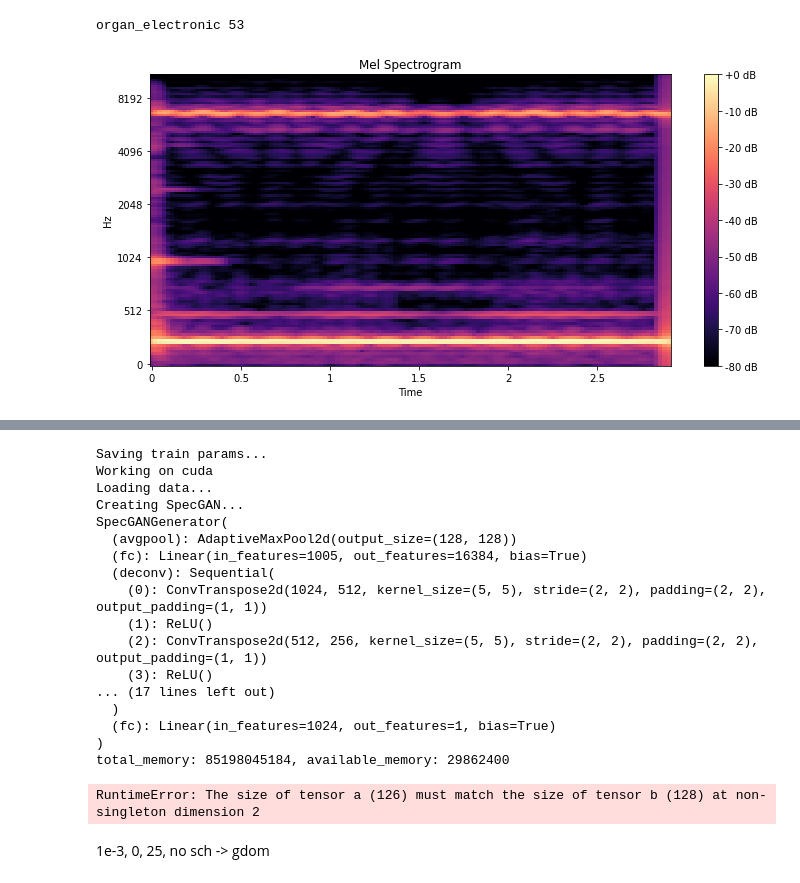
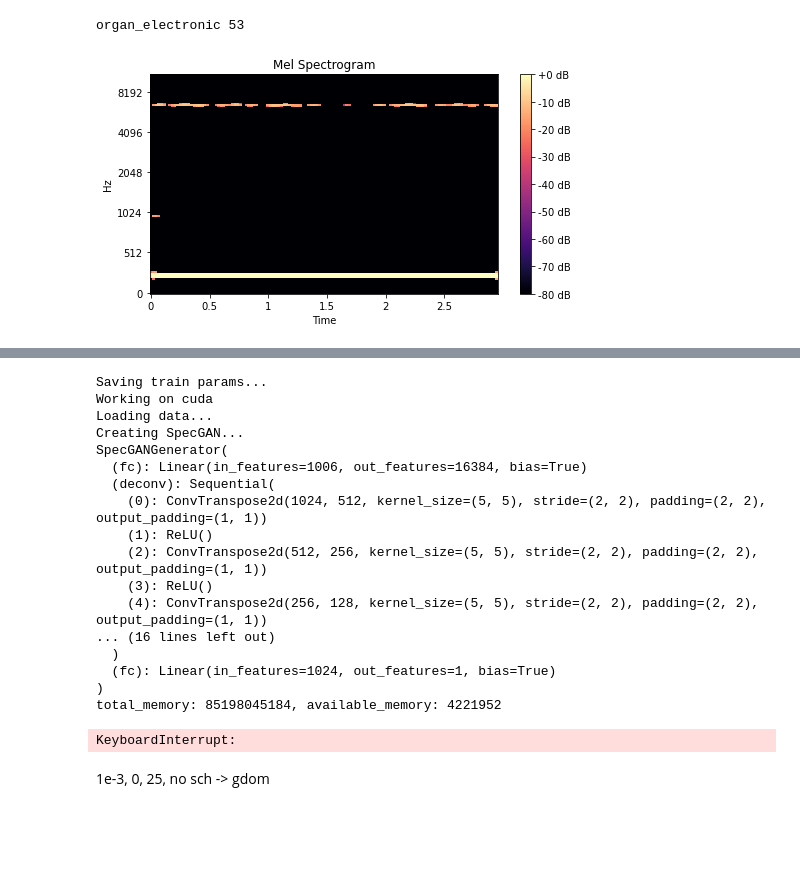
Before and after one commit to ElisaTroschka/GANs-Conditional-Audio-Synthesis, a Jupyter notebook: specgan_run.ipynb, the cells around one changed output, grey strips where cells are left out. Drawn from its saved outputs; the diff is of its cells as text; code cells hidden in the pictures; blank space fills up the shorter version.

```diff
--- a/specgan_run.ipynb
+++ b/specgan_run.ipynb
@@ -23,7 +24,11 @@ duration = 2
 os.chdir('../../..')
 path = 'mnt/data/public/NSynth/'
 # %%
-train_set = NSynthDataset(data_path=path, mel=True, sampling_rate=sr, duration=duration, min_class_count=10000, max_class_count=3000, pitched_z=True, z_size=z_size)#, limit=1000)
+train_set = NSynthDataset(data_path=path,
+                          mel=True,  pitched_z=False,
+                          sampling_rate=sr, duration=duration,
+                          min_class_count=10000, max_class_count=3000,
+                          z_size=z_size)
 # %%
 i = 42
 w, l, z = train_set.__getitem__(i)
@@ -33,11 +38,13 @@ print(inst, pitch)
 # %% [output]
 organ_electronic 53
 # %%
-plt.figure(figsize=(10, 5))
+plt.figure(figsize=(7, 4))
 librosa.display.specshow(librosa.power_to_db(w, ref=np.max),  y_axis='mel', x_axis='time')
 plt.colorbar(format='%+2.0f dB')
 plt.title('Mel Spectrogram')
 plt.tight_layout()
 plt.show()
+
+Audio(mel_to_audio(np.array(w), sr=train_set.sampling_rate, n_fft=1024, hop_length=128), rate=sr)
 # %% [output]
-[figure, old version]
+[figure, new version]
@@ -50,13 +58,13 @@ g_loss, d_loss, G, D = train(train_set,
                              z_size,
                              d_updates=5,
                              g_updates=1,
-                             flip_prob=0.1,
+                             flip_prob=0,
                              ph=0,
                              loss='wasserstein',
-                             save_dir='users/adcy353/GANs-Conditional-Audio-Synthesis/models/avpool/',
+                             save_dir='users/adcy353/GANs-Conditional-Audio-Synthesis/models/ciao/',
                              pretr_epochs=0,
                              save_epochs=10,
-                             lambda_gp=100
+                             lambda_gp=10
                             )#, val_set=val_set)
 # %% [output]
 Saving train params...
@@ -64,19 +72,19 @@ Working on cuda
 Loading data...
 Creating SpecGAN...
 SpecGANGenerator(
-  (avgpool): AdaptiveMaxPool2d(output_size=(128, 128))
-  (fc): Linear(in_features=1005, out_features=16384, bias=True)
+  (fc): Linear(in_features=1006, out_features=16384, bias=True)
   (deconv): Sequential(
     (0): ConvTranspose2d(1024, 512, kernel_size=(5, 5), stride=(2, 2), padding=(2, 2), output_padding=(1, 1))
     (1): ReLU()
     (2): ConvTranspose2d(512, 256, kernel_size=(5, 5), stride=(2, 2), padding=(2, 2), output_padding=(1, 1))
     (3): ReLU()
-... (17 lines left out)
+    (4): ConvTranspose2d(256, 128, kernel_size=(5, 5), stride=(2, 2), padding=(2, 2), output_padding=(1, 1))
+... (16 lines left out)
   )
   (fc): Linear(in_features=1024, out_features=1, bias=True)
 )
-total_memory: 85198045184, available_memory: 29862400
+total_memory: 85198045184, available_memory: 4221952
-RuntimeError: The size of tensor a (126) must match the size of tensor b (128) at non-singleton dimension 2
+KeyboardInterrupt:
 # %%
 with open(f'{save_dir}loss_hist.txt', 'w') as f:
     f.write(f'G: {g_loss}\n D: {d_loss}')
```
Also changed, not shown: parts of 3 cells of this notebook, 4 other files.
